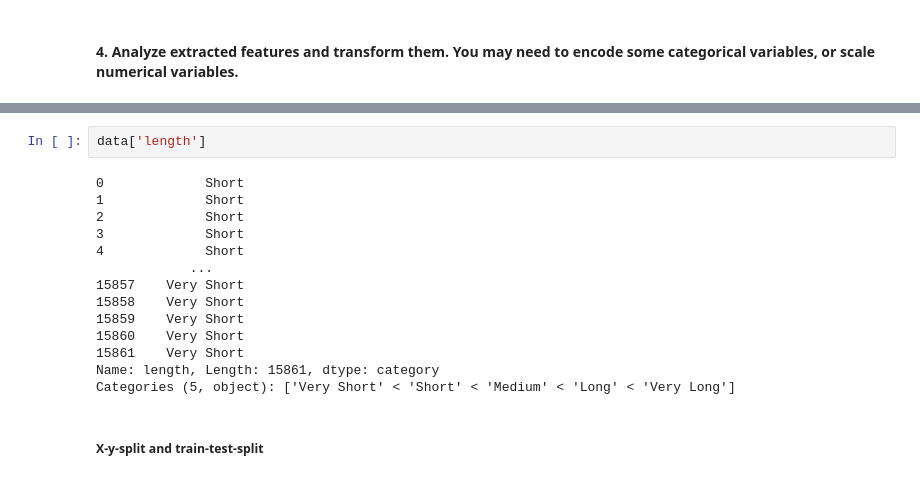
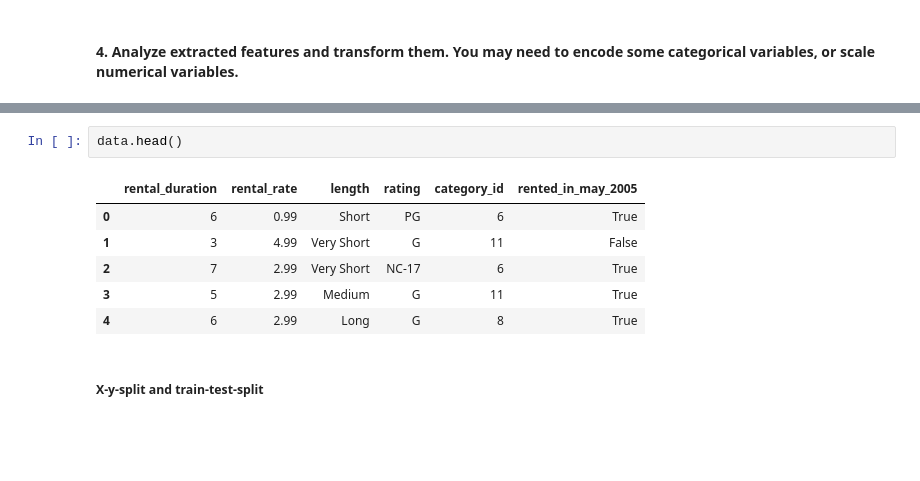
Before and after one commit to jochabo/lab-predictions-logistic-regression, a Jupyter notebook: lab-prediction-logistic-regression.ipynb, the cells around one changed output, grey strips where cells are left out. Drawn from its saved outputs; the diff is of its cells as text; blank space fills up the shorter version.

```diff
--- a/lab-prediction-logistic-regression.ipynb
+++ b/lab-prediction-logistic-regression.ipynb
@@ -147,19 +157,12 @@ Name: length, dtype: int64
 # %%
-data['length']
+data.head()
 # %% [output]
-0             Short
-1             Short
-2             Short
-3             Short
-4             Short
-            ...
-15857    Very Short
-15858    Very Short
-15859    Very Short
-15860    Very Short
-15861    Very Short
-Name: length, Length: 15861, dtype: category
-Categories (5, object): ['Very Short' < 'Short' < 'Medium' < 'Long' < 'Very Long']
+|  | rental_duration | rental_rate | length | rating | category_id | rented_in_may_2005 |
+| 0 | 6 | 0.99 | Short | PG | 6 | True |
+| 1 | 3 | 4.99 | Very Short | G | 11 | False |
+| 2 | 7 | 2.99 | Very Short | NC-17 | 6 | True |
+| 3 | 5 | 2.99 | Medium | G | 11 | True |
+| 4 | 6 | 2.99 | Long | G | 8 | True |
 # %% [markdown]
 ##### X-y-split and train-test-split
 # %%
```
Also changed, not shown: parts of 18 cells of this notebook, 1 other file.
